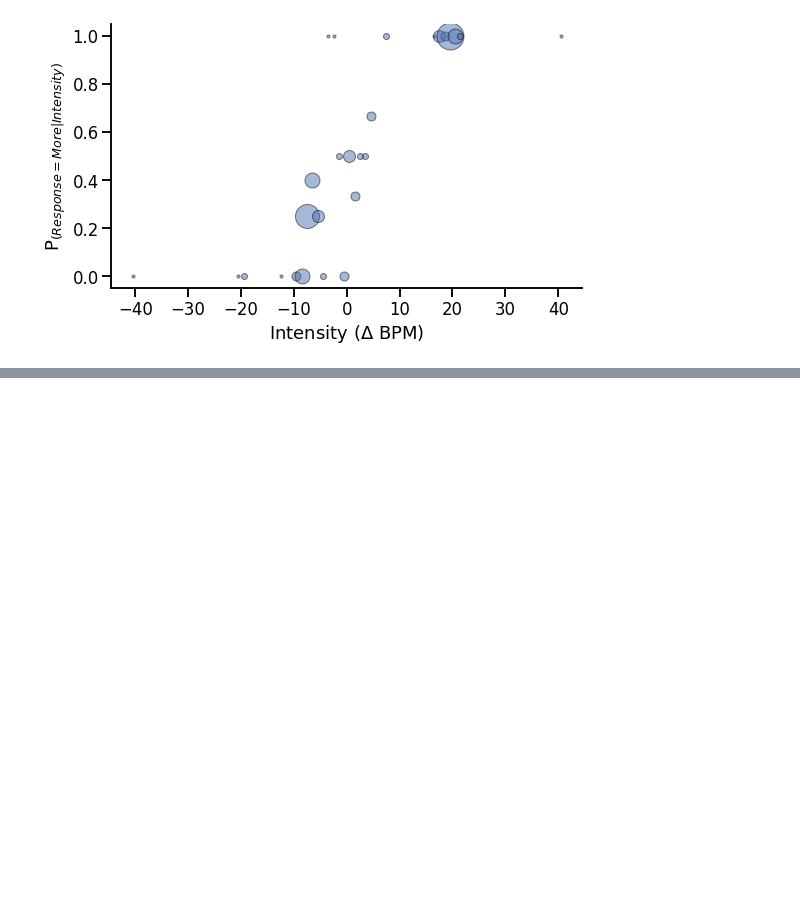
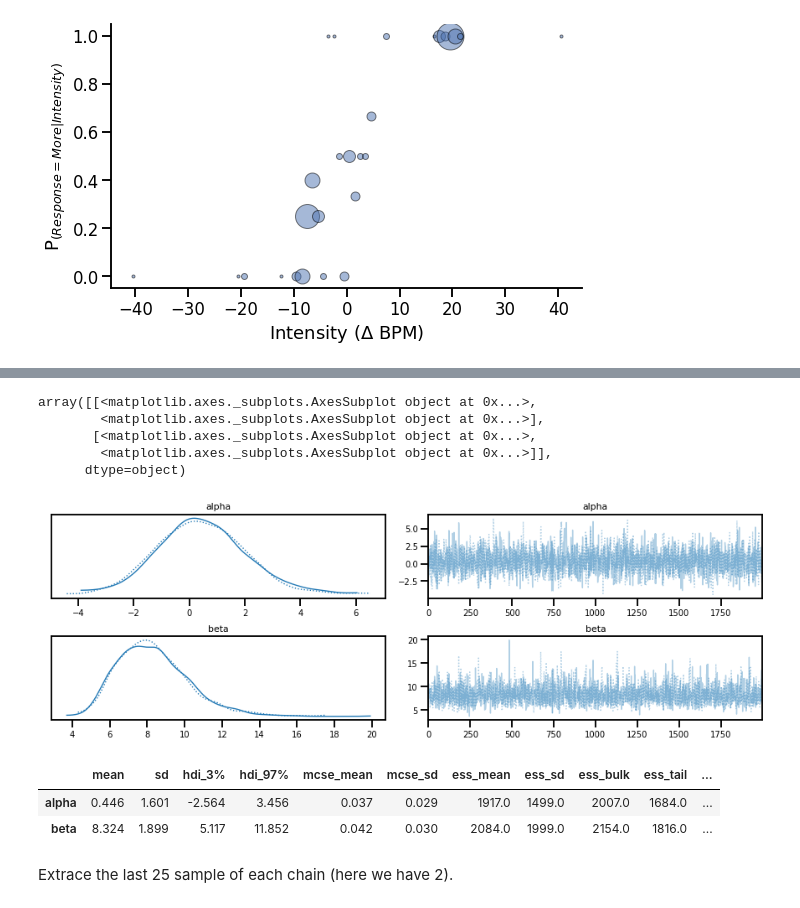
Before and after one commit to LegrandNico/CognitiveModeling, a Jupyter notebook: notebooks/4-Psychophysics.ipynb, the cells around one changed output, grey strips where cells are left out. Saved outputs shown, nothing was run; the diff lists cells and outputs as text; code cells hidden in the pictures; blank space fills up the shorter version.

```diff
--- a/notebooks/4-Psychophysics.ipynb
+++ b/notebooks/4-Psychophysics.ipynb
@@ -57,0 +64,4 @@ $\phi$ is the cumulative normal function.
+# %%
+def cumulative_normal(x, alpha, beta):
+    # Cumulative distribution function for the standard normal distribution
+    return 0.5 + 0.5 * math.erf((x - alpha) / (beta * np.sqrt(2)))
@@ -57,0 +70,11 @@ $\phi$ is the cumulative normal function.
+# %%
+x, n, r = np.zeros(163), np.zeros(163), np.zeros(163)
+
+for ii, intensity in enumerate(np.arange(-40.5, 41, 0.5)):
+    x[ii] = intensity
+    n[ii] = sum(this_df.Alpha == intensity)
+    r[ii] = sum((this_df.Alpha == intensity) & (this_df.Decision == "More"))
+
+# remove no responses trials
+validmask = n != 0
+xij, nij, rij = x[validmask], n[validmask], r[validmask]
@@ -57,0 +83,14 @@ $\phi$ is the cumulative normal function.
+# %%
+with pm.Model():
+
+    alpha = pm.Uniform("alpha", lower=-40.5, upper=40.5)
+    beta = pm.HalfNormal("beta", 10)
+
+    thetaij = pm.Deterministic(
+        "thetaij", cumulative_normal(xij, alpha, beta)
+    )
+
+    rij_ = pm.Binomial("rij", p=thetaij, n=nij, observed=rij)
+    trace = pm.sample(
+        chains=2, cores=2, tune=2000, draws=2000, return_inferencedata=True
+    )
@@ -57,0 +104,18 @@ $\phi$ is the cumulative normal function.
+# %%
+az.plot_trace(trace, var_names=['alpha', 'beta'])
+# %% [output]
+array([[<matplotlib.axes._subplots.AxesSubplot object at 0x...>,
+        <matplotlib.axes._subplots.AxesSubplot object at 0x...>],
+       [<matplotlib.axes._subplots.AxesSubplot object at 0x...>,
+        <matplotlib.axes._subplots.AxesSubplot object at 0x...>]],
+      dtype=object)
+[figure, added]
+# %%
+stats = az.summary(trace, ["alpha", "beta"], )
+stats
+# %% [output]
+|  | mean | sd | hdi_3% | hdi_97% | mcse_mean | mcse_sd | ess_mean | ess_sd | ess_bulk | ess_tail | ... |
+| alpha | 0.446 | 1.601 | -2.564 | 3.456 | 0.037 | 0.029 | 1917.0 | 1499.0 | 2007.0 | 1684.0 | ... |
+| beta | 8.324 | 1.899 | 5.117 | 11.852 | 0.042 | 0.030 | 2084.0 | 1999.0 | 2154.0 | 1816.0 | ... |
+# %% [markdown]
+Extrace the last 25 sample of each chain (here we have 2).
```
Also changed, not shown: parts of 17 cells of this notebook, 2 other files.
